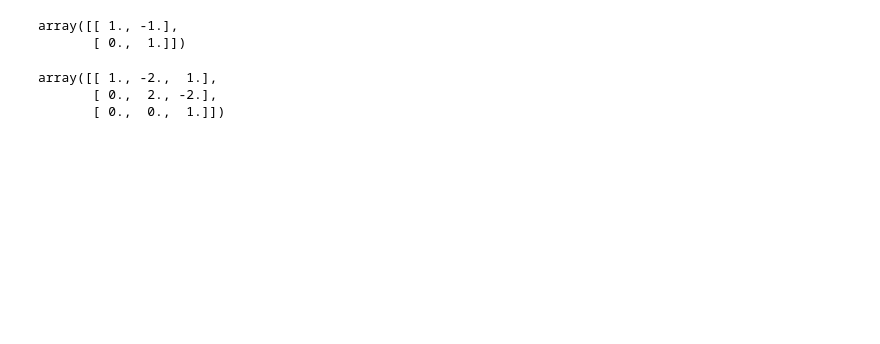
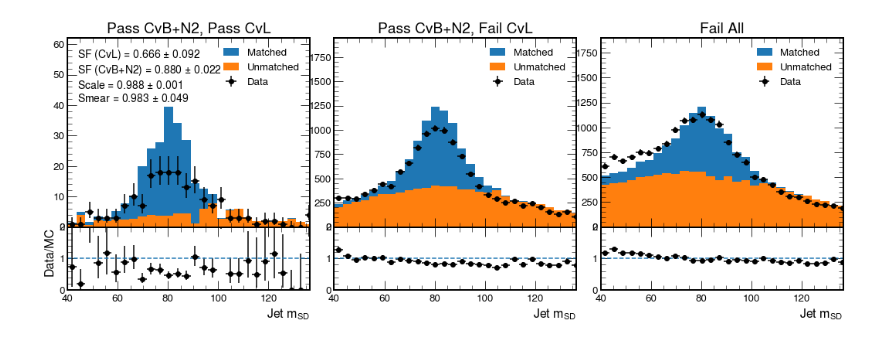
Before and after one commit to andrzejnovak/TnPSF, a Jupyter notebook: extract.ipynb, the cells around one changed output. Saved outputs shown, nothing was run; the diff lists cells and outputs as text; code cells hidden in the pictures; blank space fills up the shorter version.

```diff
--- a/extract.ipynb
+++ b/extract.ipynb
@@ -47,0 +69,4 @@ out['smear']['unc'] = smeardat*smearval/((1+out['CMS_smear']['unc']*smeardat*sme
+# %%
+import json
+with open(fdir+'/config.json') as cfg_file:
+    cfg = json.load(cfg_file)
@@ -48,6 +92,6 @@ out['smear']['unc'] = smeardat*smearval/((1+out['CMS_smear']['unc']*smeardat*sme
 # %%
 # fd = uproot.open('fitdir/fitDiagnostics.root')
-fd = uproot.open(fdir+'/fitDiagnostics.root')
+fd = uproot3.open(fdir+'/fitDiagnosticsTest.root')
 #fd['shapes_fit_s/wsfpasspass'].keys()
 # %%
 def convTH1(TH1):
@@ -73,2 +157,9 @@ def covnTGA(tgasym):
 # %%
-plt.style.use([hep.style.ROOT, {'font.size': 16}])
+plt.style.use([hep.style.ROOT])
+# %%
+if '16' in cfg['out']:
+    year = '2016'
+elif '17' in cfg['out']:
+    year = '2017'
+elif '18' in cfg['out']:
+    year = '2018'
@@ -202,11 +374,48 @@ for idim, n in enumerate((1,2)):
-# %%
-_bmatrices[0]
-# %% [output]
-array([[ 1., -1.],
-       [ 0.,  1.]])
-# %%
-_bmatrices[1]
-# %% [output]
-array([[ 1., -2.,  1.],
-       [ 0.,  2., -2.],
-       [ 0.,  0.,  1.]])
+# %%
+shapetype = 'shapes_prefit'
+
+f, (ax1, ax2) = plt.subplots(2,3, figsize=(18, 6), gridspec_kw = {'height_ratios':[3, 1]}, sharex=True)
+f.subplots_adjust(hspace=0)
+f.subplots_adjust(wspace=0.1)
+
+for i, reg in enumerate(['wsfSecondaryPass', 'wsfSecondaryFail', 'wsfPrimaryFail']):
+    ho1 = convTH1(fd[shapetype+'/'+reg+'/qcd'])
+    ho2 = convTH1(fd[shapetype+'/'+reg+'/wqq'])
+    tgo = covnTGA(fd[shapetype+'/'+reg+'/data'])
+
+    ax1[i].errorbar(tgo[0], tgo[1], yerr=tgo[2], xerr=tgo[3], fmt='o', color='black', label='Data')
+    hep.histplot([ho1[0], ho2[0]], ho1[1], stack=True, ax=ax1[i], label=['Unmatched', "Matched"], histtype='fill')
+
+    ax1[i].set_xlim(40, 136.5)
+    ax1[i].legend()
+
+    from uncertainties import unumpy
+    data = unumpy.uarray(tgo[1], tgo[2])
+    mc1 =  unumpy.uarray(ho1[0], ho1[2])
+    mc2 =  unumpy.uarray(ho2[0], ho2[2])
+    ratio = data/(mc1 + mc2)
+
+    ax2[i].errorbar(tgo[0], unumpy.nominal_values(ratio)[0], unumpy.std_devs(ratio), xerr=tgo[3], fmt='o', color='black', label='Data')
+    ax2[i].hlines(1, 40, 150, linestyle='--')
+    ax2[i].set_ylim(0, 2)
+    if i == 0:
+        #hep.cms.cmslabel(ax=ax1[i],  rlabel="")
+        ax2[i].set_ylabel("Data/MC")
+    ax2[i].set_xlabel("Jet $m_{SD}$", x=1, ha='right');
+    ax1[0].set_title('Pass CvB+N2, Pass CvL')
+    ax1[1].set_title('Pass CvB+N2, Fail CvL')
+    ax1[2].set_title('Fail All')
+    ax1[i].set_ylim(None, ax1[i].get_ylim()[-1]*1.5)
+
+sfstr = ("SF (CvL) = {:.3f} $\pm$ {:.3f}".format(out['effwSF']['val'], out['effwSF']['unc'])
+         + "\nSF (CvB+N2) = {:.3f} $\pm$ {:.3f}".format(out['effSF']['val'], out['effSF']['unc'])
+         + "\nScale = {:.3f} $\pm$ {:.3f}".format(out['scale']['val'], out['scale']['unc'])
+         + "\nSmear = {:.3f} $\pm$ {:.3f}".format(out['smear']['val'], out['smear']['unc'])
+        )
+
+at = AnchoredText(sfstr,
+              loc='upper left', frameon=False, prop=dict(size=14)
+              )
+ax1[0].add_artist(at);
+# %% [output]
+[figure, added]
```
Also changed, not shown: parts of 37 cells of this notebook, 23 other files.
